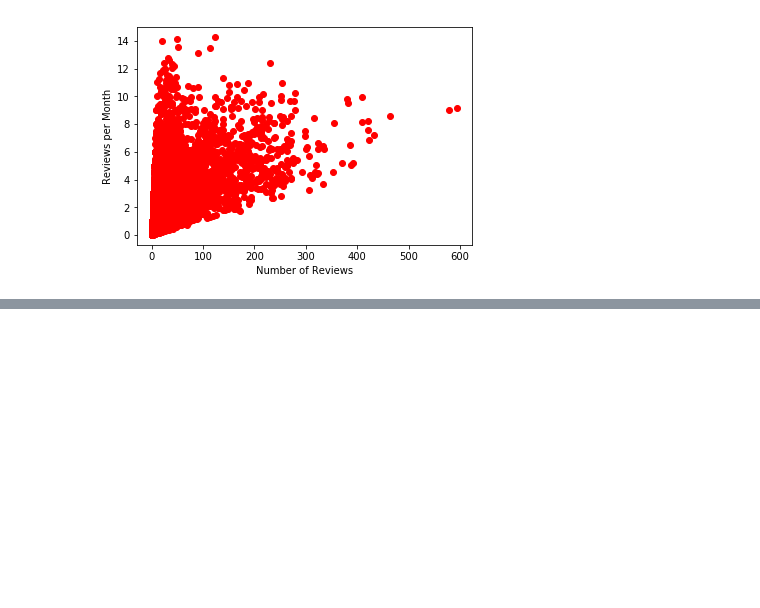
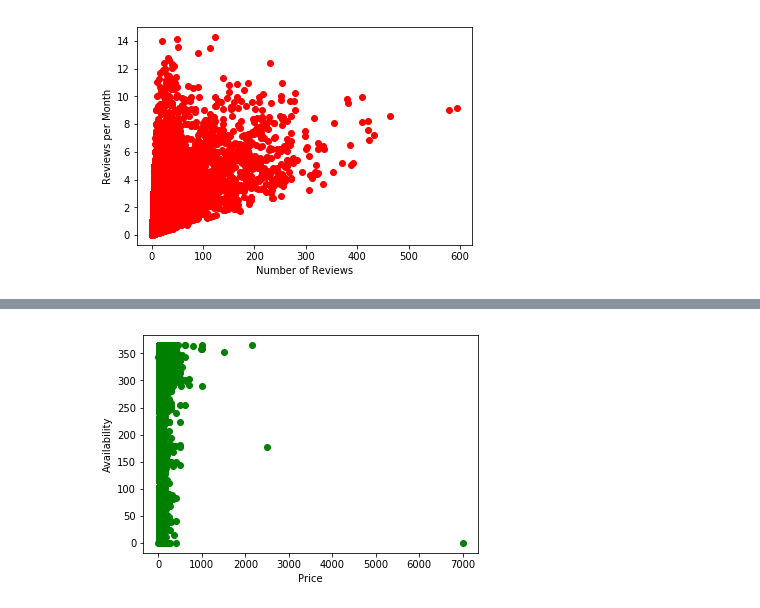
Before and after one commit to emett75/Unit-1-Capstone, a Jupyter notebook: Unit 1 Capstone.ipynb, the cells around one changed output, grey strips where cells are left out. Drawn from its saved outputs; the diff is of its cells as text; code cells hidden in the pictures; blank space fills up the shorter version.

```diff
--- a/Unit 1 Capstone.ipynb
+++ b/Unit 1 Capstone.ipynb
@@ -132,0 +141,8 @@ plt.show()
+# %%
+plt.scatter(athens.price, athens.availability_365, color='green')
+plt.xlabel('Price')
+plt.ylabel('Availability')
+plt.show()
+#take out the outlier
+# %% [output]
+[figure, added]
```
Also changed, not shown: parts of 14 cells of this notebook.
